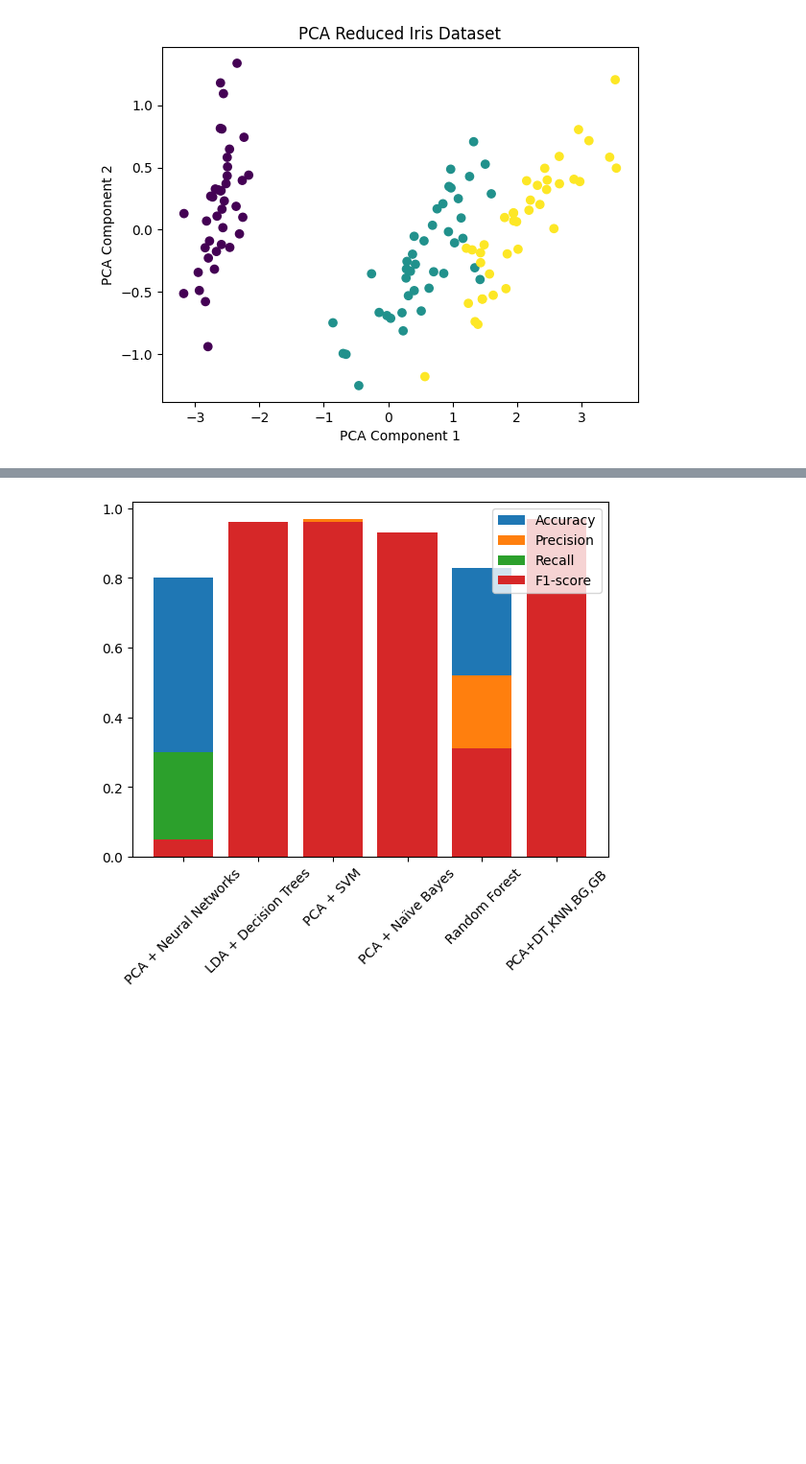
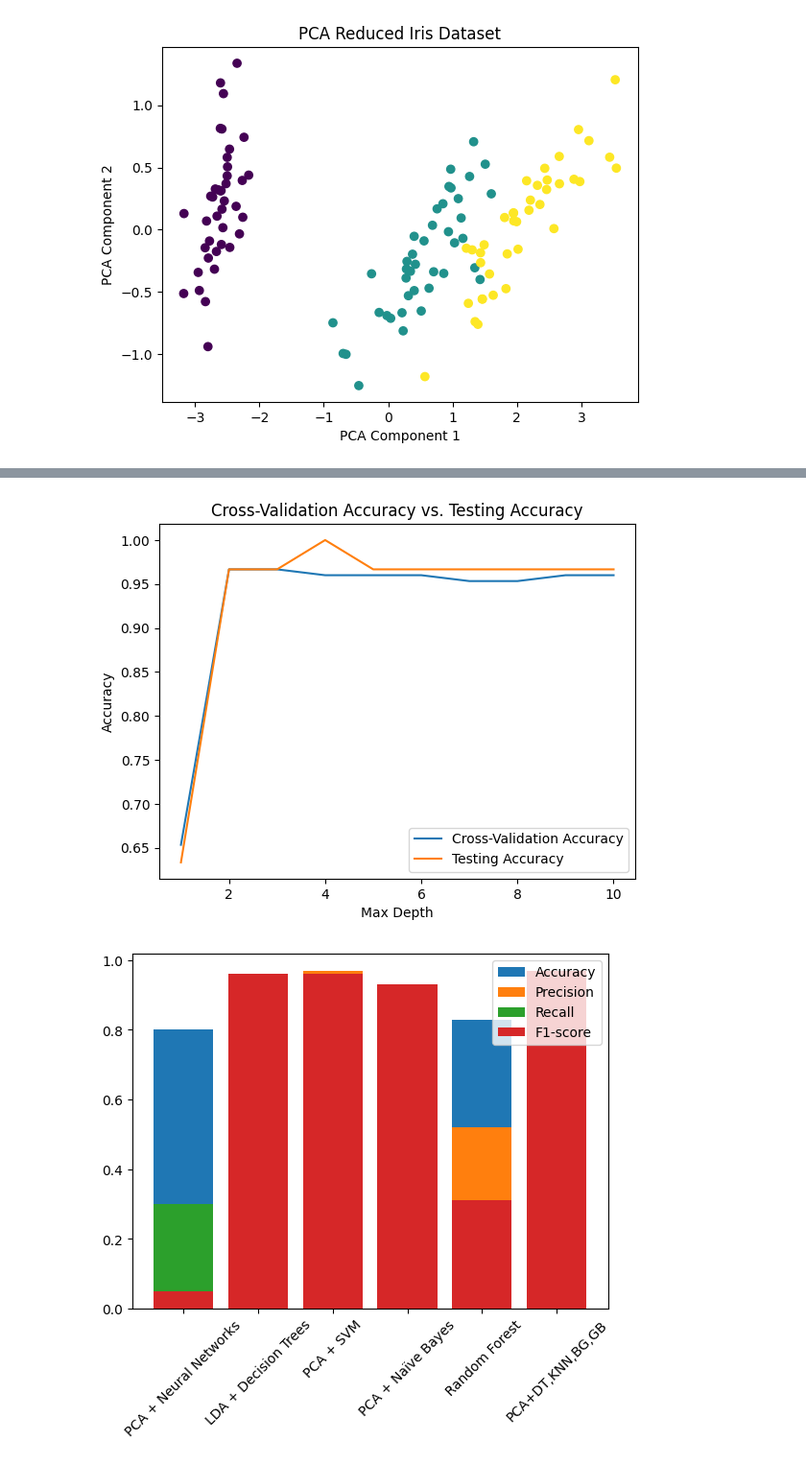
Before and after one commit to mariumnour/Project-1, a Jupyter notebook: Fiinalipynb.ipynb, the cells around one changed output, grey strips where cells are left out. Shown at 96% size. Cells and saved outputs as stored; diff of their text form; code cells hidden in the pictures; blank space fills up the shorter version.

```diff
--- a/Fiinalipynb.ipynb
+++ b/Fiinalipynb.ipynb
@@ -630,6 +679,43 @@ Testing accuracy: 0.9666666666666667
 Precision: 0.9694444444444444
 Recall: 0.9666666666666667
 F1 score: 0.9664109121909632
+# %%
+import matplotlib.pyplot as plt
+import numpy as np
+
+# Perform LDA to reduce the dimensionality of the data
+lda = LinearDiscriminantAnalysis(n_components=2)
+X_lda = lda.fit_transform(X, y)
+
+# Initialize lists to store accuracy values
+cv_accuracy = []
+test_accuracy = []
+
+# Define the range of max_depth values to try
+max_depths = range(1, 11)
+
+# Perform cross-validation and evaluate on testing data for each max_depth value
+for depth in max_depths:
+    # Train a decision tree classifier on the reduced data
+    clf = DecisionTreeClassifier(max_depth=depth)
+    cv_scores = cross_val_score(clf, X_lda, y, cv=5)
+    cv_accuracy.append(cv_scores.mean())
+
+    # Fit the model on the training data and evaluate on the testing data
+    clf.fit(X_train_lda, y_train)
+    y_pred = clf.predict(X_test_lda)
+    test_accuracy.append(accuracy_score(y_test, y_pred))
+
+# Plot the cross-validation accuracy and testing accuracy
+plt.plot(max_depths, cv_accuracy, label='Cross-Validation Accuracy')
+plt.plot(max_depths, test_accuracy, label='Testing Accuracy')
+plt.xlabel('Max Depth')
+plt.ylabel('Accuracy')
+plt.title('Cross-Validation Accuracy vs. Testing Accuracy')
+plt.legend()
+plt.show()
+# %% [output]
+[figure, added]
 # %%
 import matplotlib.pyplot as plt
 
```
Also changed, not shown: parts of 8 cells of this notebook.
